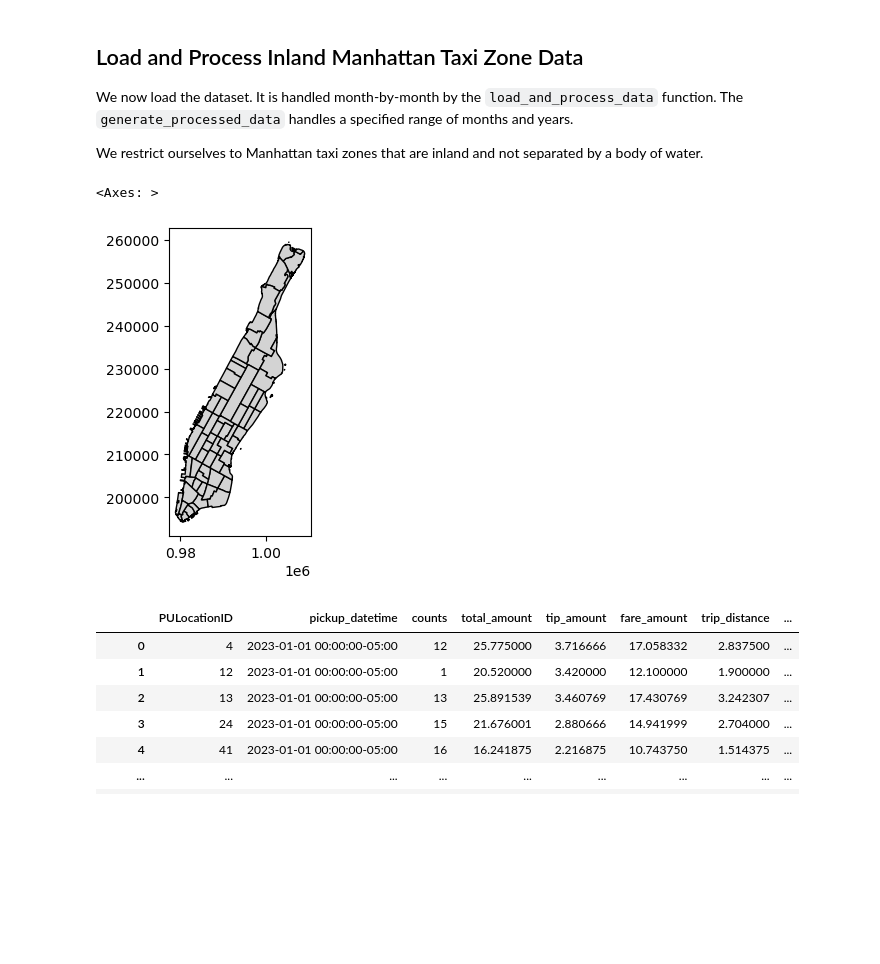
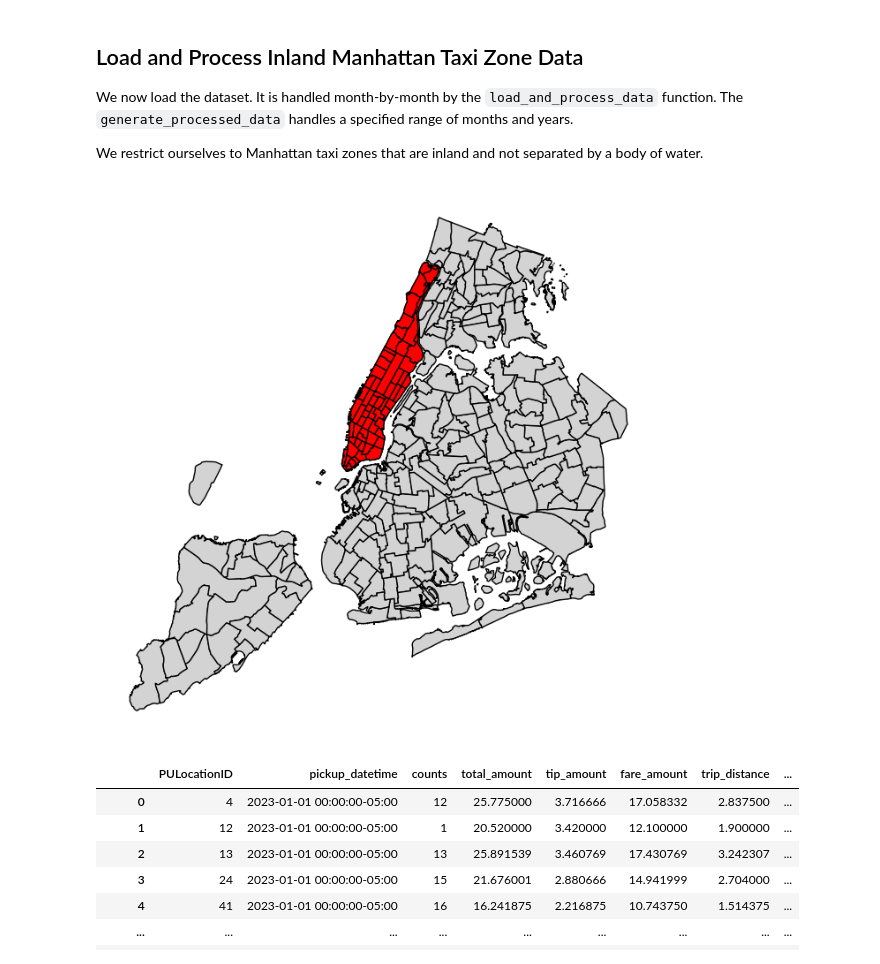
Before and after one commit to edwarddramirez/taxi-forecast, a Jupyter notebook: notebooks/00_a_data_summary.ipynb, the cells around one changed output. Drawn from its saved outputs; the diff is of its cells as text; code cells hidden in the pictures; blank space fills up the shorter version.

```diff
--- a/notebooks/00_a_data_summary.ipynb
+++ b/notebooks/00_a_data_summary.ipynb
@@ -61,6 +59,15 @@ The data contains additional features such as fare pricing, tips, distance of tr
 # %%
 # Display Taxi Zones
 gdf = gpd.read_file('../assets/tableau/taxi_zones/taxi_zones.shp')  # read shapefile
-fig, ax = plt.subplots(figsize=(4, 4))
+fig, ax = plt.subplots(figsize=(8, 8))
 gdf.plot(ax=ax, color='lightgrey', edgecolor='black')
+
+# remove xticks and yticks
+plt.xticks([])
+plt.yticks([])
+# remove square frame
+for spine in plt.gca().spines.values():
+    spine.set_visible(False)
+
+fig.savefig('data/taxi_zones.png', transparent=True)
 # %% [output]
@@ -118,12 +124,22 @@ zdf = pd.read_csv('../assets/taxi_zone_lookup.csv')
 zdf = zdf[(zdf['Borough'] == 'Manhattan') & (~zdf['LocationID'].isin([103, 104, 105, 153, 194, 202]))]
 taxi_zones = list(zdf['LocationID'].values)
 # %%
-# Display Manhattan Taxi Zones
-fig, ax = plt.subplots(figsize=(4, 4))
-gdf[(gdf['borough'] == 'Manhattan') & (~gdf['LocationID'].isin([103, 104, 105, 153, 194, 202]))].plot(ax=ax, color='lightgrey', edgecolor='black')
+# Display Taxi Zones
+gdf = gpd.read_file('../assets/tableau/taxi_zones/taxi_zones.shp')  # read shapefile
+fig, ax = plt.subplots(figsize=(8, 8))
+gdf.plot(ax=ax, color='lightgrey', edgecolor='black')
+gdf[(gdf['borough'] == 'Manhattan') & (~gdf['LocationID'].isin([103, 104, 105, 153, 194, 202]))].plot(ax=ax, color='red', edgecolor='black')
+
+# remove xticks and yticks
+plt.xticks([])
+plt.yticks([])
+# remove square frame
+for spine in plt.gca().spines.values():
+    spine.set_visible(False)
+
+fig.savefig('data/taxi_zones.png', transparent=True)
 # %% [output]
-<Axes: >
-[figure, old version]
+[figure, new version]
 # %%
 # generate time series data
 ts = pr.generate_processed_data(month_year, vehicle_type='yellow', by_value=['PULocationID'], additional_features=True, taxi_zones=taxi_zones)
```
Also changed, not shown: parts of 4 cells of this notebook, 1 other file.
